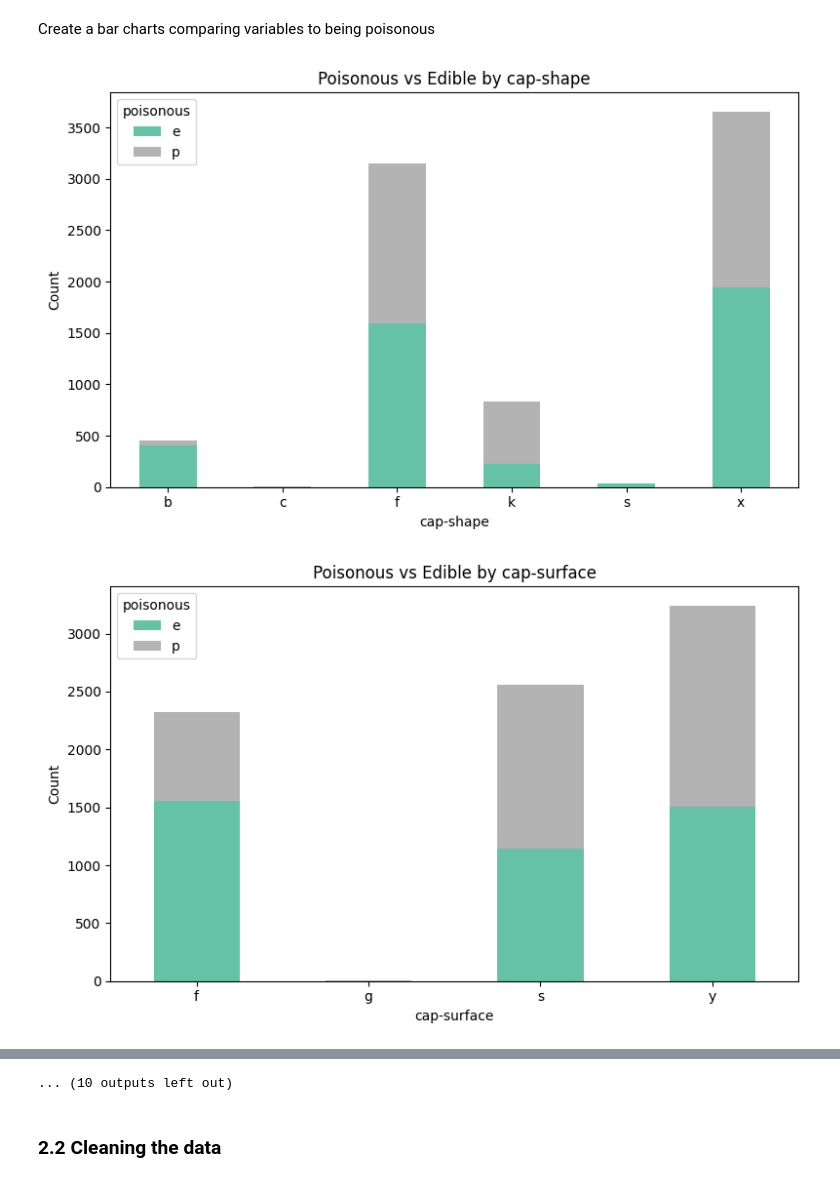
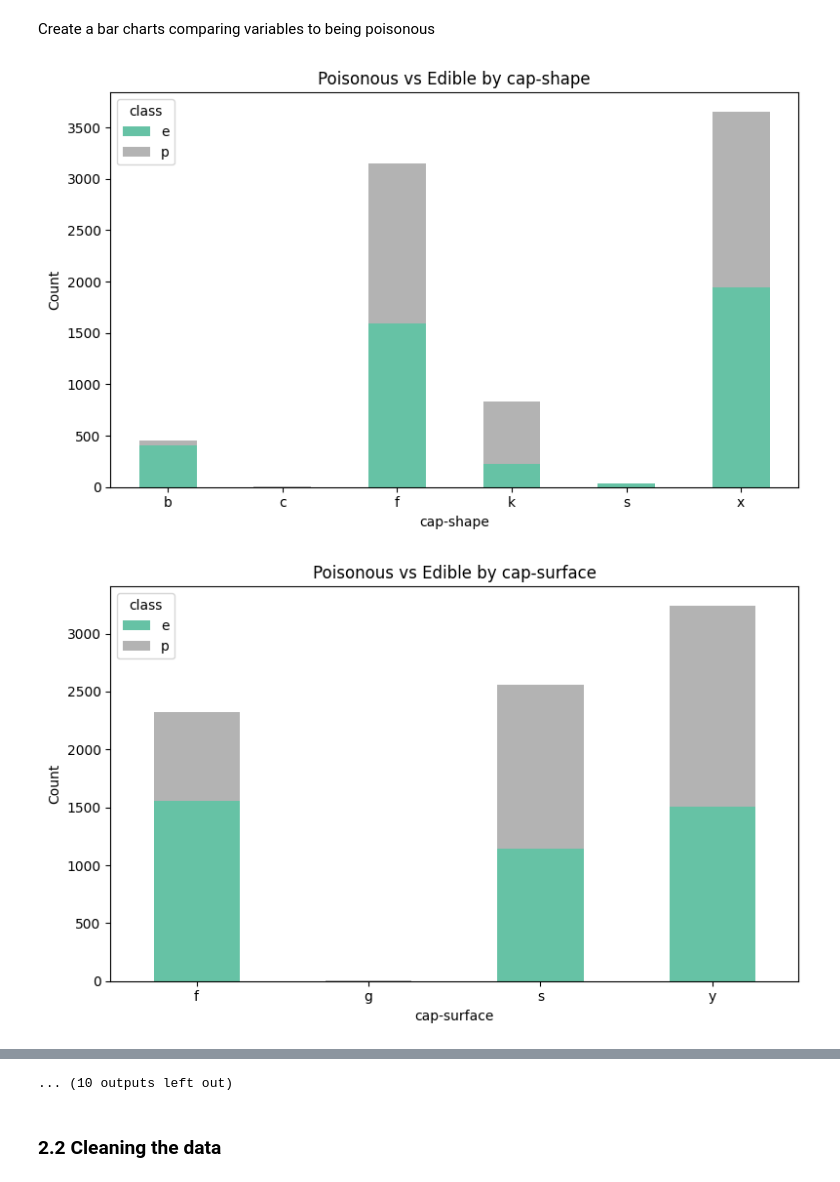
Before and after one commit to sapapesh/applied-ml-showard, a Jupyter notebook: midterm/classification_sahoward.ipynb, the cells around one changed output, grey strips where cells are left out. Saved outputs shown, nothing was run; the diff lists cells and outputs as text; code cells hidden in the pictures.

```diff
--- a/midterm/classification_sahoward.ipynb
+++ b/midterm/classification_sahoward.ipynb
@@ -73,7 +78,7 @@ memory usage: 1.4+ MB
 # %%
 # Define the headers as a list
 headers = [
-    'poisonous', 'cap-shape', 'cap-surface', 'cap-color', 'bruises', 'odor', 'gill-attachment',
+    'class', 'cap-shape', 'cap-surface', 'cap-color', 'bruises', 'odor', 'gill-attachment',
     'gill-spacing', 'gill-size', 'gill-color', 'stalk-shape', 'stalk-root', 'stalk-surface-above-ring',
     'stalk-surface-below-ring', 'stalk-color-above-ring', 'stalk-color-below-ring', 'veil-type',
     'veil-color', 'ring-number', 'ring-type', 'spore-print-color', 'population', 'habitat'
@@ -176,25 +181,25 @@ plt.show()
 Create a bar charts comparing variables to being poisonous
 # %%
 # Get the target column
-target_col = 'poisonous'
+target_col = 'class'
 
 # Loop through all columns except the target
 for feature in df.columns:
     if feature == target_col:
         continue
 
     # Create a cross-tab of feature vs class
     cross_tab = pd.crosstab(df[feature], df[target_col])
 
     # Plot stacked bar chart
     cross_tab.plot(kind='bar', stacked=True, figsize=(8, 5), colormap='Set2')
     plt.title(f'Poisonous vs Edible by {feature}')
     plt.xlabel(feature)
     plt.ylabel('Count')
     plt.legend(title=target_col)
     plt.xticks(rotation=0)
     plt.tight_layout()
     plt.show()
 # %% [output]
-[figure, old version]
+[figure, new version]
-[figure, old version]
+[figure, new version]
```
Also changed, not shown: parts of 75 cells of this notebook.
